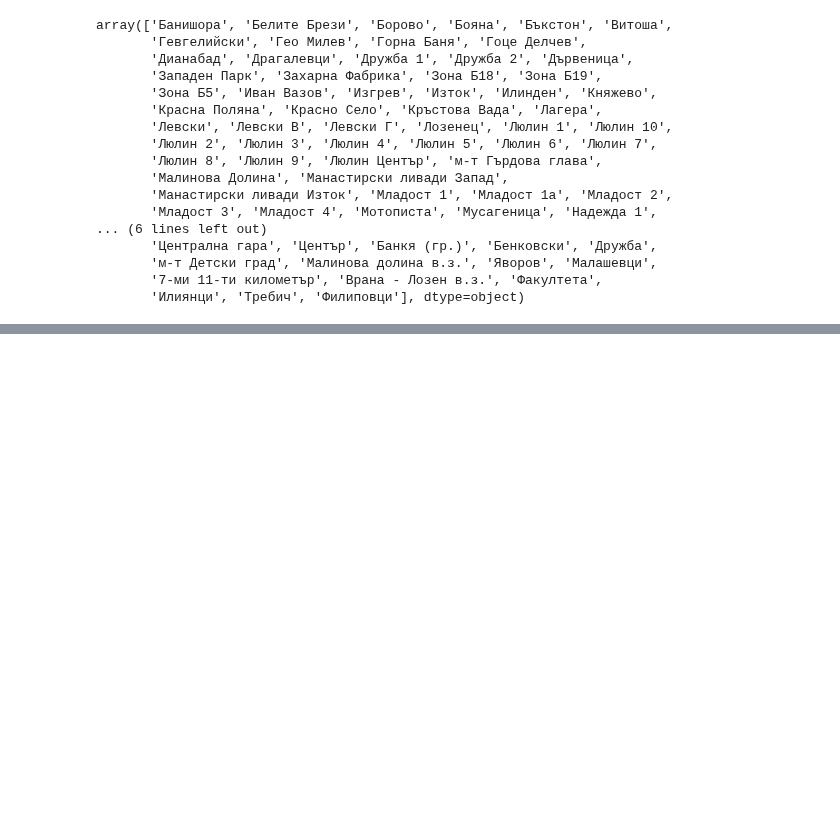
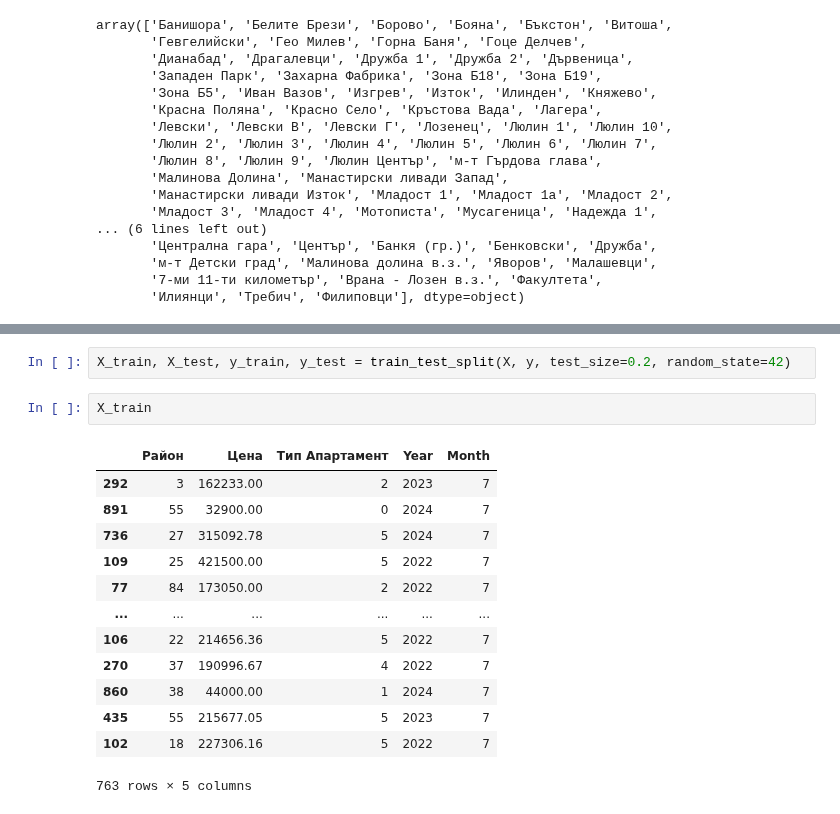
Before and after one commit to GalkaKG/Predicting-Sofia-Real-Estate-Prices, a Jupyter notebook: first_dataset_eda_and_modeling.ipynb, the cells around one changed output, grey strips where cells are left out. Cells and saved outputs as stored; diff of their text form; blank space fills up the shorter version.

```diff
--- a/first_df_eda_and_train.ipynb
+++ b/first_dataset_eda_and_modeling.ipynb
@@ -215,0 +295,18 @@ array(['Банишора', 'Белите Брези', 'Борово', 'Боян
+# %%
+X_train, X_test, y_train, y_test = train_test_split(X, y, test_size=0.2, random_state=42)
+# %%
+X_train
+# %% [output]
+|  | Район | Цена | Тип Апартамент | Year | Month |
+| 292 | 3 | 162233.00 | 2 | 2023 | 7 |
+| 891 | 55 | 32900.00 | 0 | 2024 | 7 |
+| 736 | 27 | 315092.78 | 5 | 2024 | 7 |
+| 109 | 25 | 421500.00 | 5 | 2022 | 7 |
+| 77 | 84 | 173050.00 | 2 | 2022 | 7 |
+| ... | ... | ... | ... | ... | ... |
+| 106 | 22 | 214656.36 | 5 | 2022 | 7 |
+| 270 | 37 | 190996.67 | 4 | 2022 | 7 |
+| 860 | 38 | 44000.00 | 1 | 2024 | 7 |
+| 435 | 55 | 215677.05 | 5 | 2023 | 7 |
+| 102 | 18 | 227306.16 | 5 | 2022 | 7 |
+763 rows × 5 columns
```
Also changed, not shown: parts of 32 cells of this notebook, 2 other files.
